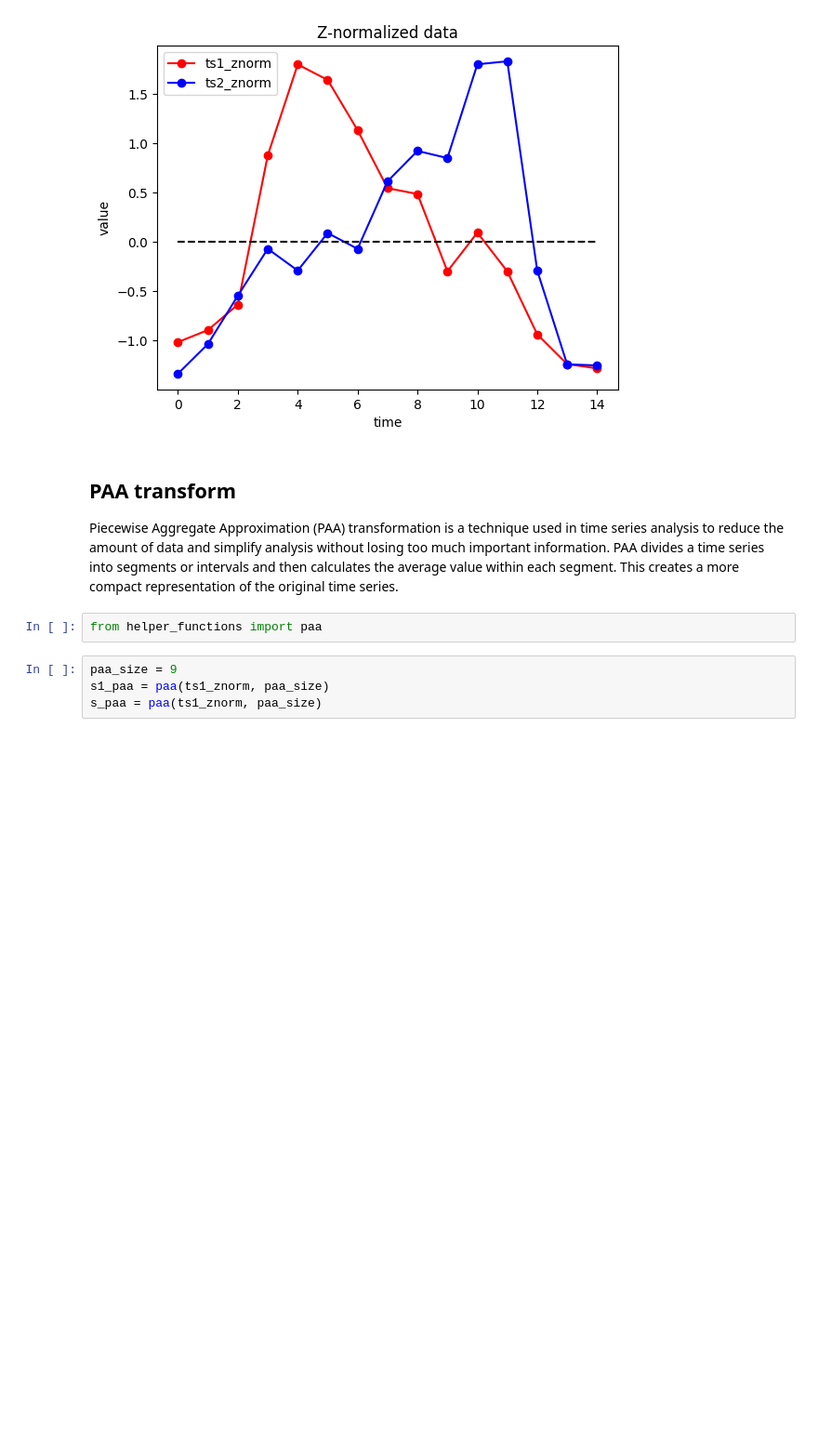
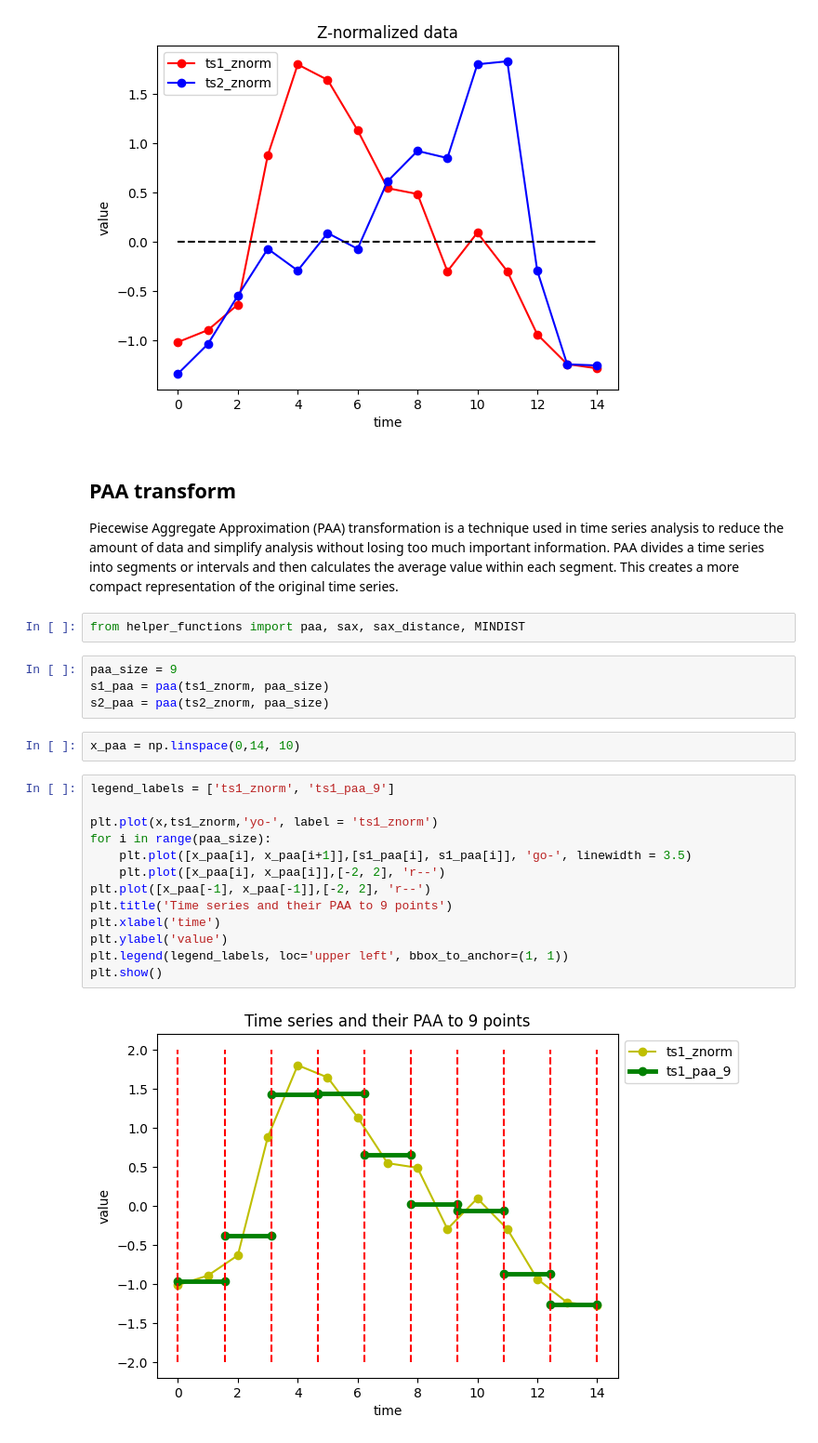
Before and after one commit to verdugo-danieML/Discretization-Algorithms-Python, a Jupyter notebook: For_time_series/SAX/SAX_implementation.ipynb, the cells around one changed output. Shown at 93% size. Drawn from its saved outputs; the diff is of its cells as text; blank space fills up the shorter version.

```diff
--- a/For_time_series/SAX/SAX_implementation.ipynb
+++ b/For_time_series/SAX/SAX_implementation.ipynb
@@ -58,8 +72,25 @@ plt.show()
 
 Piecewise Aggregate Approximation (PAA) transformation is a technique used in time series analysis to reduce the amount of data and simplify analysis without losing too much important information. PAA divides a time series into segments or intervals and then calculates the average value within each segment. This creates a more compact representation of the original time series.
 # %%
-from helper_functions import paa
+from helper_functions import paa, sax, sax_distance, MINDIST
 # %%
 paa_size = 9
 s1_paa = paa(ts1_znorm, paa_size)
-s_paa = paa(ts1_znorm, paa_size)
+s2_paa = paa(ts2_znorm, paa_size)
+# %%
+x_paa = np.linspace(0,14, 10)
+# %%
+legend_labels = ['ts1_znorm', 'ts1_paa_9']
+
+plt.plot(x,ts1_znorm,'yo-', label = 'ts1_znorm')
+for i in range(paa_size):
+    plt.plot([x_paa[i], x_paa[i+1]],[s1_paa[i], s1_paa[i]], 'go-', linewidth = 3.5)
+    plt.plot([x_paa[i], x_paa[i]],[-2, 2], 'r--')
+plt.plot([x_paa[-1], x_paa[-1]],[-2, 2], 'r--')
+plt.title('Time series and their PAA to 9 points')
+plt.xlabel('time')
+plt.ylabel('value')
+plt.legend(legend_labels, loc='upper left', bbox_to_anchor=(1, 1))
+plt.show()
+# %% [output]
+[figure, added]
```
Also changed, not shown: parts of 9 cells of this notebook, 2 other files.
